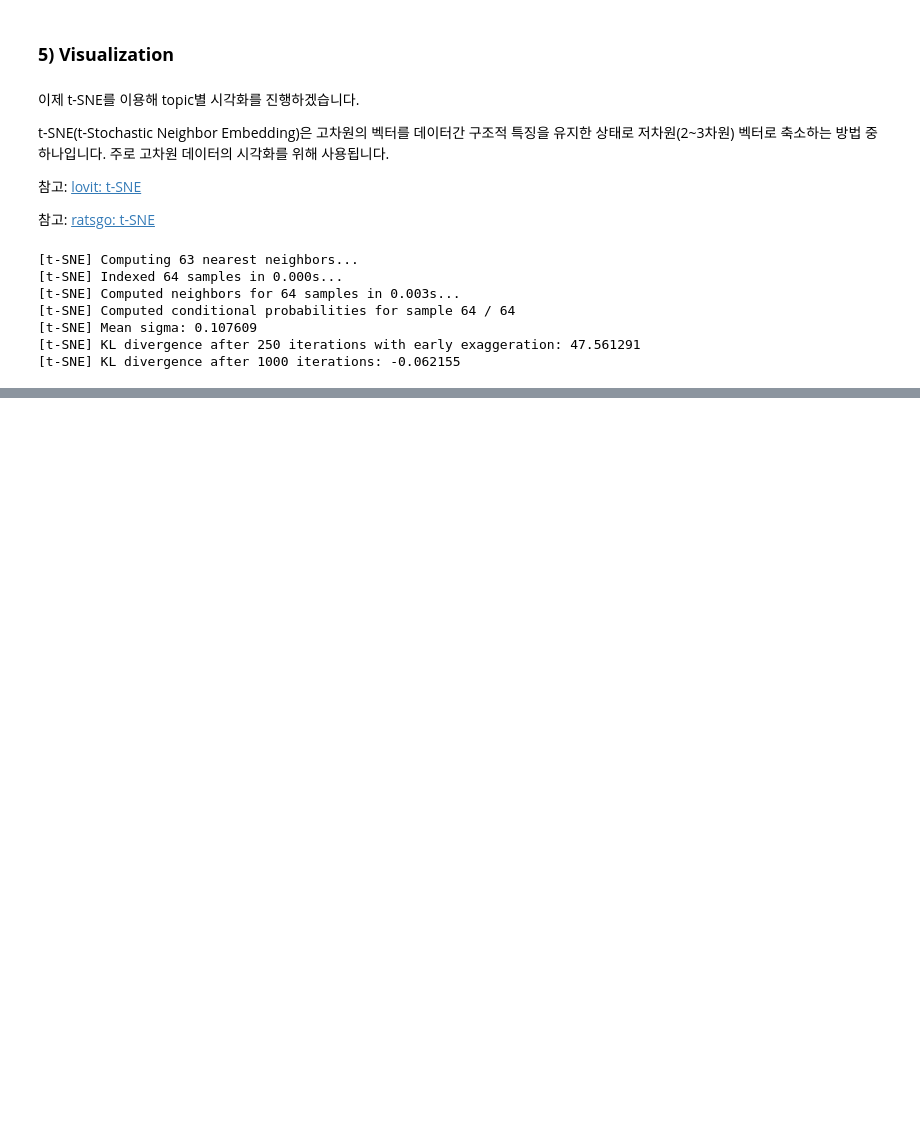
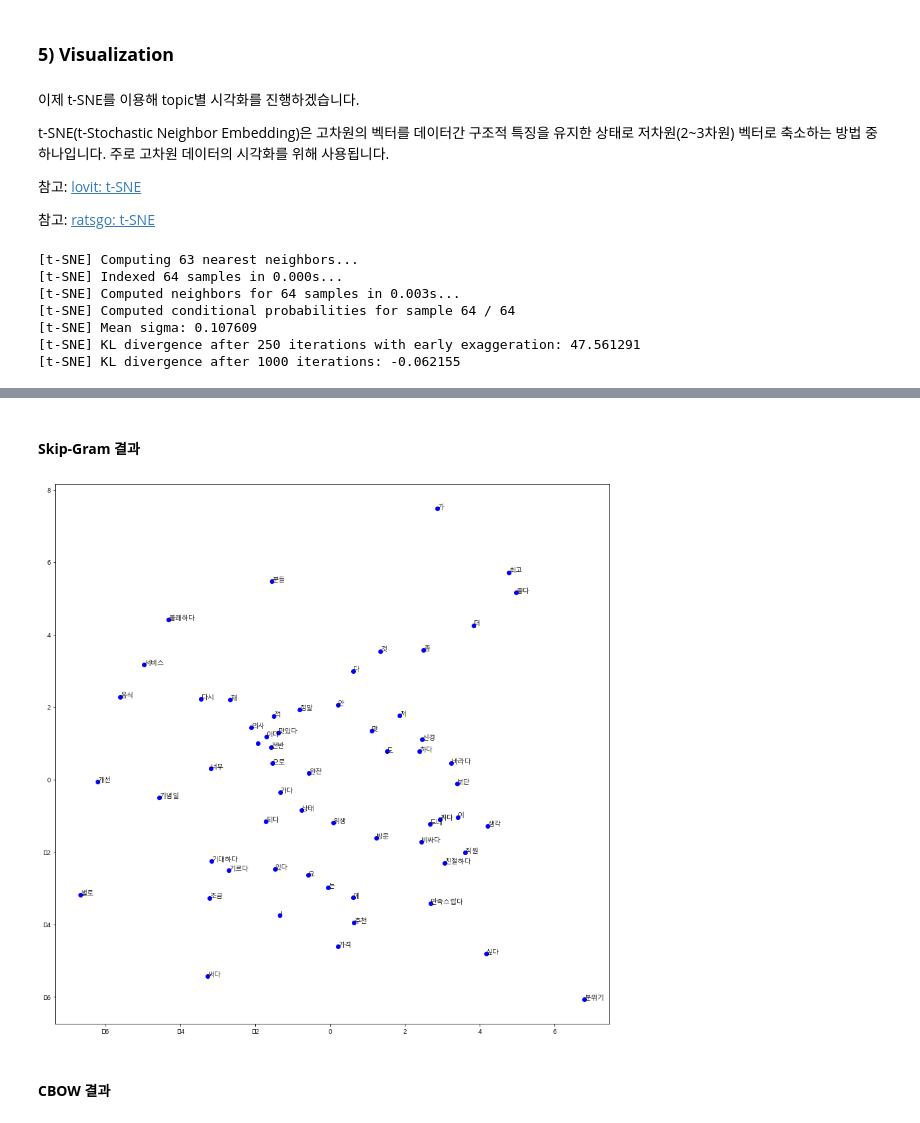
Before and after one commit to Kdelphinus/Python_study, a Jupyter notebook: goorm/AI기술 자연어 처리 전문가 양성 과정/04. Natural Language Processing.ipynb, the cells around one changed output, grey strips where cells are left out. Saved outputs shown, nothing was run; the diff lists cells and outputs as text; code cells hidden in the pictures; blank space fills up the shorter version.

```diff
--- a/goorm/AI기술 자연어 처리 전문가 양성 과정/04. Natural Language Processing.ipynb
+++ b/goorm/AI기술 자연어 처리 전문가 양성 과정/04. Natural Language Processing.ipynb
@@ -753,0 +1392,21 @@ Loading BokehJS ...
+# %%
+skipgram.train()
+skipgram = skipgram.to(device)
+optim = torch.optim.SGD(skipgram.parameters(), lr=learning_rate)
+loss_function = nn.CrossEntropyLoss()
+
+for e in range(1, num_epochs + 1):
+    print("#" * 50)
+    print(f"Epoch: {e}")
+    for batch in tqdm(skipgram_loader):
+        x, y = batch
+        x, y = x.to(device), y.to(device) # (B, W), (B)
+        output = skipgram(x) # (B, V)
+
+        optim.zero_grad()
+        loss = loss_function(output, y)
+        loss.backward()
+        optim.step()
+
+    print(f"Train loss: {loss.item()}")
+print("Finished")
@@ -753,0 +1495,22 @@ Loading BokehJS ...
+# %%
+import matplotlib.pyplot as plt
+
+# matplotlib 패키지 한글 깨짐 처리
+plt.rc('font', family='Malgun Gothic')
+# plt.rc('font', family='AppleGothic) # mac
+# %%
+pca = PCA(n_components=2)
+# %% [markdown]
+#### **Skip-Gram 결과**
+# %%
+pc_weight = pca.fit_transform(skipgram.embedding.weight.data.cpu().numpy())
+# %%
+plt.figure(figsize=(15, 15))
+
+for word_id, (x_coordinate, y_coordinate) in enumerate(pc_weight):
+    plt.scatter(x_coordinate, y_coordinate, color="blue")
+    plt.annotate(i2w[word_id], (x_coordinate, y_coordinate))
+# %% [output]
+[figure, added]
+# %% [markdown]
+#### **CBOW 결과**
```
Also changed, not shown: parts of 76 cells of this notebook, 10 other files.
